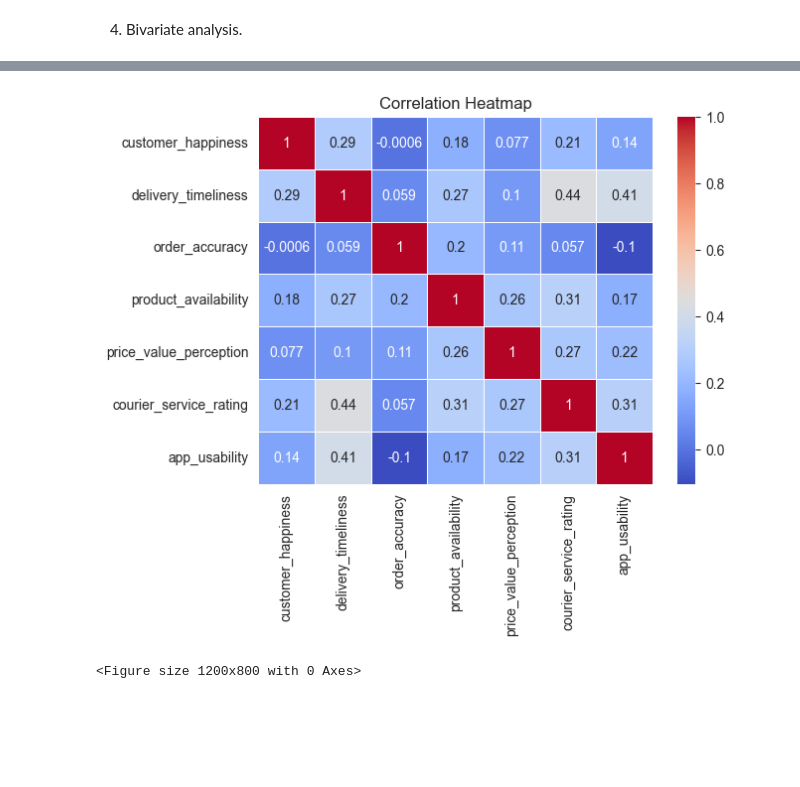
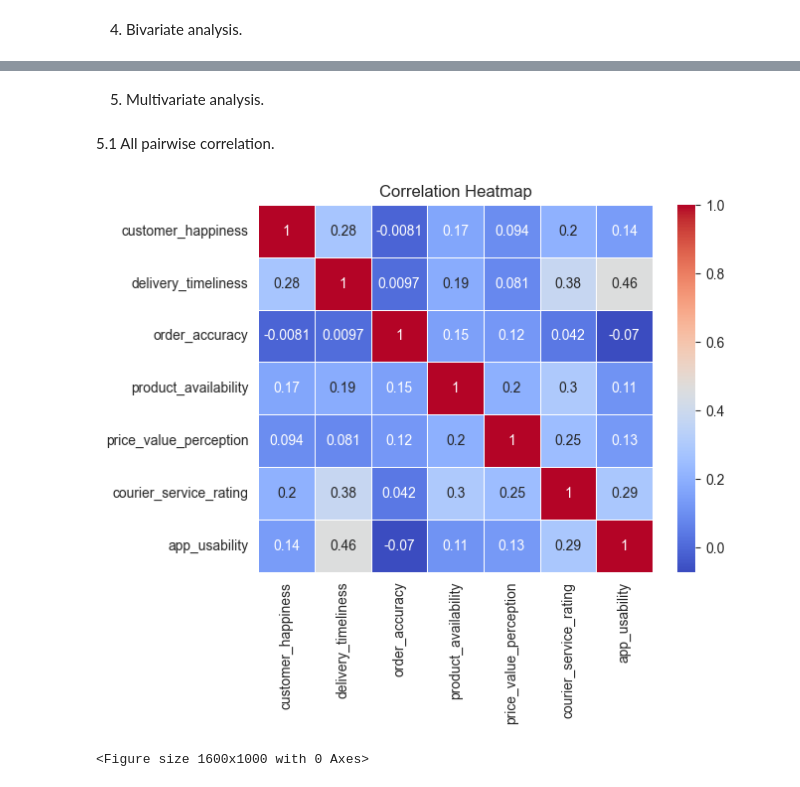
Before and after one commit to tessjacob/aWIwd8dwHJ5J9HTH, a Jupyter notebook: happyCustomersAnalysis.ipynb, the cells around one changed output, grey strips where cells are left out. Cells and saved outputs as stored; diff of their text form; code cells hidden in the pictures; blank space fills up the shorter version.

```diff
--- a/happyCustomersAnalysis.ipynb
+++ b/happyCustomersAnalysis.ipynb
@@ -241,8 +264,12 @@ for feature, title, xlabel in zip(features, titles, xlabels):
+# %% [markdown]
+5. Multivariate analysis.
+# %% [markdown]
+5.1 All pairwise correlation.
 # %%
-ax = sns.heatmap(data.corr(), annot=True, cmap="coolwarm", linewidths=0.5)
+ax = sns.heatmap(data.corr(method='kendall'), annot=True, cmap="coolwarm", linewidths=0.5)
 plt.title("Correlation Heatmap")
-plt.figure(figsize=(12, 8))
+plt.figure(figsize=(16, 10))
 plt.show()
 # %% [output]
-[figure, old version]
+[figure, new version]
-<Figure size 1200x800 with 0 Axes>
+<Figure size 1600x1000 with 0 Axes>
```
Also changed, not shown: parts of 13 cells of this notebook.
